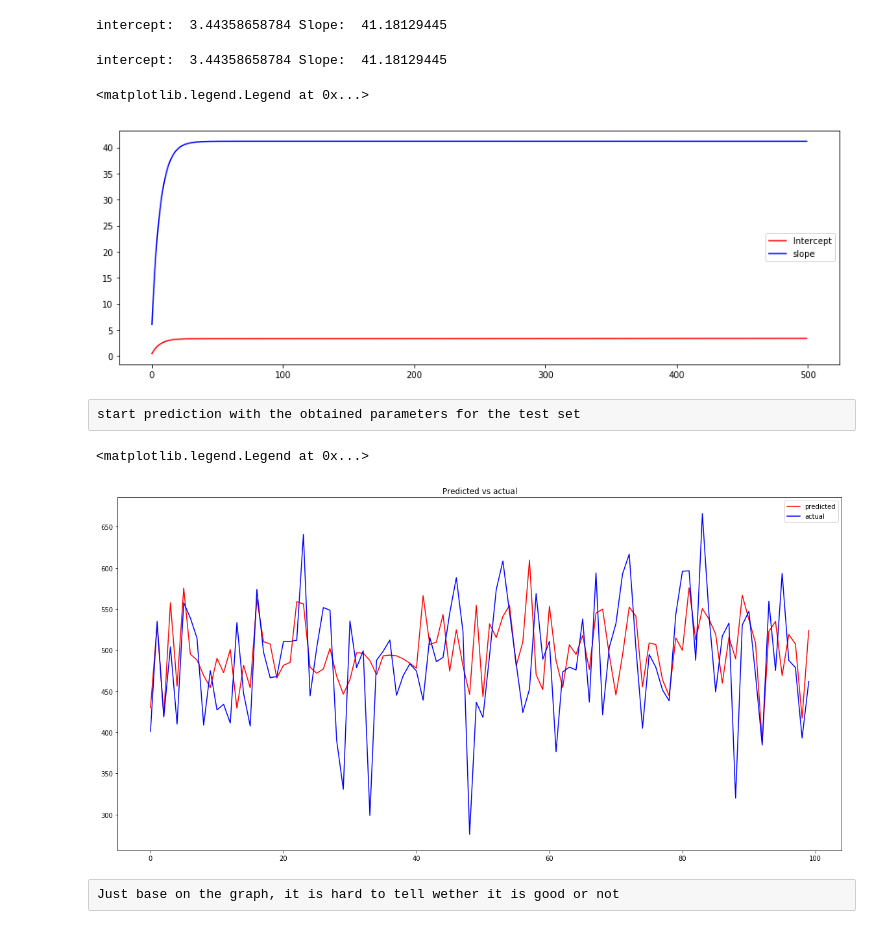
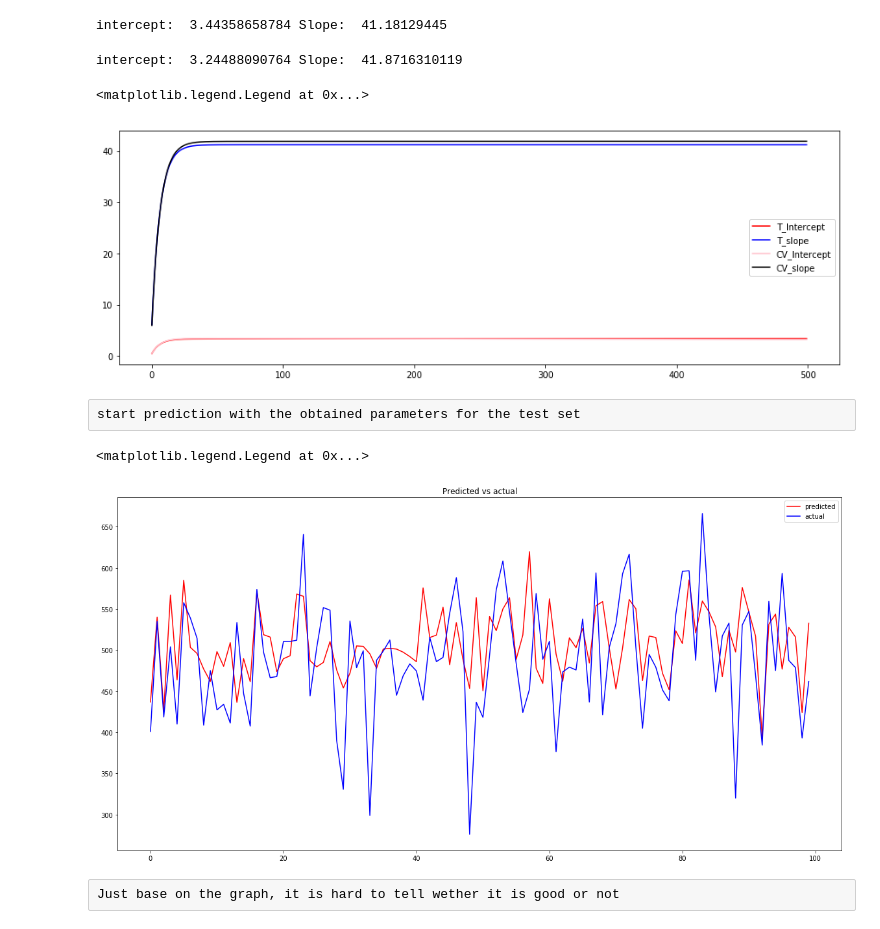
Before and after one commit to michaelzeng25/gradient-descent-on-app-and-yearly-spent, a Jupyter notebook: Gradient descent for simple linear regression.ipynb, the cells around one changed output. Cells and saved outputs as stored; diff of their text form; code cells hidden in the pictures.

```diff
--- a/Gradient descent for simple linear regression.ipynb
+++ b/Gradient descent for simple linear regression.ipynb
@@ -77,81 +77,91 @@ j(t)= 0.5*N + sum(Ht( x^(i) ) - y^(i) ) where sum is from i to N
 in order to minimize t, gradient descent is used
 # %%
 init_m = 0
-init_b1 = 0
+init_b = 0
 learning_rate = 0.001
 num_iteration = 500
+N = len(X_train2)
 store_m = []
+store_b = []
+
+init_m1 = 0
+init_b1 = 0
+N2 = len(cv_X_train)
+
+store_m1 = []
 store_b1 = []
 # number of traiing example here is just 1(time on app), so 1/m is just 1
 
 
 # training set
-def minimize_m_b1(X_train2,y_train2, m, b1, learning_rate):
-    N = int(len(X_train2))
+def minimize_m_b(X_train2,y_train2, m, b, learning_rate):
     minimize_m = m
-    minimize_b1 = b1
+    minimize_b = b
     for i in range(0, len(X_train2)):
         x = X_train2[i]
         y = y_train2[i]
-        minimize_m += ( (m + b1 * x) - y)
-        minimize_b1 += ( (m + b1 * x) - y) * x
+        minimize_m += ( (m + b * x) - y)
+        minimize_b += ( (m + b * x) - y) * x
     minimized_m = m - (learning_rate *(1/N) * minimize_m)
-    minimized_b1 = b1 - (learning_rate * (1/N) * minimize_b1)
+    minimized_b = b - (learning_rate * (1/N) * minimize_b)
     store_m.append(minimized_m)
-    store_b1.append(minimized_b1)
-    return [minimized_m, minimized_b1]
+    store_b.append(minimized_b)
+    return [minimized_m, minimized_b]
 
 
-def run_minimize_m_b1(X_train2,y_train2,init_m, init_b1, learning_rate, num_iteration):
+def run_minimize_m_b(X_train2,y_train2,init_m, init_b, learning_rate, num_iteration):
     m = init_m
-    b1 = init_b1
+    b = init_b
     for i in range(num_iteration):
-        m,b1 = minimize_m_b1(X_train2,y_train2, m, b1, learning_rate)
-    return [m, b1]
+        m,b = minimize_m_b(X_train2,y_train2, m, b, learning_rate)
+    return [m, b]
 
 
-[m, b1] = run_minimize_m_b1(X_train2,y_train2, init_m, init_b1, learning_rate, num_iteration)
-print ("intercept: ",m, "Slope: ",b1)
+m, b = run_minimize_m_b(X_train2,y_train2, init_m, init_b, learning_rate, num_iteration)
+print ("intercept: ",m, "Slope: ",b)
 # %% [output]
 intercept:  3.44358658784 Slope:  41.18129445
 # %%
 # cross validation set
 
-def minimize_m_b1(cv_X_train,cv_y_train, m, b1, learning_rate):
-    N = int(len(cv_X_train))
-    minimize_m = m
+def minimize_m1_b1(cv_X_train,cv_y_train, m1, b1, learning_rate):
+    minimize_m1 = m1
     minimize_b1 = b1
     for i in range(0, len(cv_y_train)):
         x = cv_X_train[i]
         y = cv_y_train[i]
-        minimize_m += ((m + b1 * x) - y)
-        minimize_b1 += ((m + b1 * x) - y) * x
-    minimized_m = m - (learning_rate * (1/N)* minimize_m)
-    minimized_b1 = b1 - (learning_rate * (1/N)* minimize_b1)
-    return [minimized_m, minimized_b1]
+        minimize_m1 += ((m1 + b1 * x) - y)
+        minimize_b1 += ((m1 + b1 * x) - y) * x
+    minimized_m1 = m1 - (learning_rate * (1/N2)* minimize_m1)
+    minimized_b1 = b1 - (learning_rate * (1/N2)* minimize_b1)
+    store_m1.append(minimized_m1)
+    store_b1.append(minimized_b1)
+    return [minimized_m1, minimized_b1]
 
 
-def run_minimize_m_b1(cv_X_train,cv_y_train,init_m, init_b1, learning_rate, num_iteration):
-    m = init_m
+def run_minimize_m1_b1(cv_X_train,cv_y_train,init_m1, init_b1, learning_rate, num_iteration):
+    m1 = init_m1
     b1 = init_b1
     for i in range(num_iteration):
-        m,b1 = minimize_m_b1(cv_X_train,cv_y_train, m, b1, learning_rate)
-    return [m, b1]
+        m1,b1 = minimize_m1_b1(cv_X_train,cv_y_train, m1, b1, learning_rate)
+    return [m1, b1]
 
 
-[m1, b11] = run_minimize_m_b1(cv_X_train,cv_y_train, init_m, init_b1, learning_rate, num_iteration)
-print ("intercept: ",m, "Slope: ",b1)
+[m1, b1] = run_minimize_m1_b1(cv_X_train,cv_y_train, init_m1, init_b1, learning_rate, num_iteration)
+print ("intercept: ",m1, "Slope: ",b1)
 # %% [output]
-intercept:  3.44358658784 Slope:  41.18129445
+intercept:  3.24488090764 Slope:  41.8716310119
 # %%
 # looks like 500 interations is overkilled.
 fig,ax = plt.subplots(figsize=(15,5))
 a, = ax.plot(store_m, color='red')
-b, = ax.plot(store_b1, color='blue')
-plt.legend([a,b],['Intercept', 'slope'])
+b, = ax.plot(store_b, color='blue')
+c, = ax.plot(store_m1, color='pink')
+d, = ax.plot(store_b1, color='black')
+plt.legend([a,b,c,d],['T_Intercept', 'T_slope', 'CV_Intercept', 'CV_slope'])
 # %% [output]
 <matplotlib.legend.Legend at 0x...>
-[figure, old version]
+[figure, new version]
 # %% [raw]
 start prediction with the obtained parameters for the test set
 # %%
@@ -171,7 +181,7 @@ plt.title('Predicted vs actual')
 plt.legend([a,b],['predicted', 'actual'])
 # %% [output]
 <matplotlib.legend.Legend at 0x...>
-[figure, old version]
+[figure, new version]
 # %% [raw]
 Just base on the graph, it is hard to tell wether it is good or not
 # %%
```
Also changed, not shown: parts of 11 cells of this notebook.
